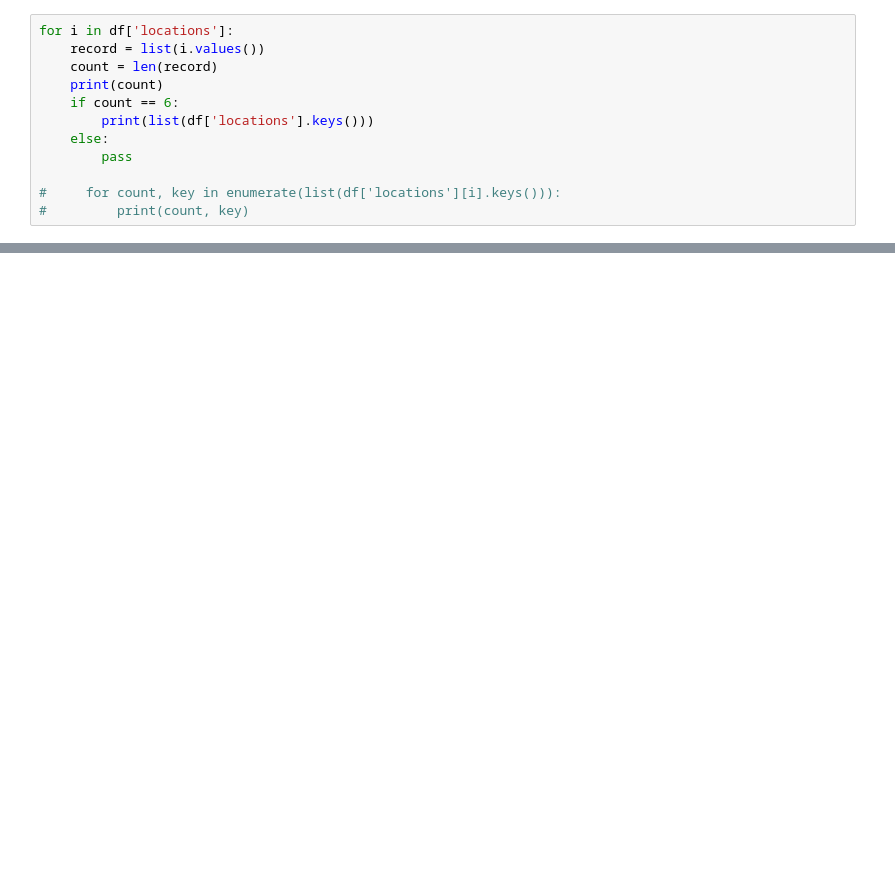
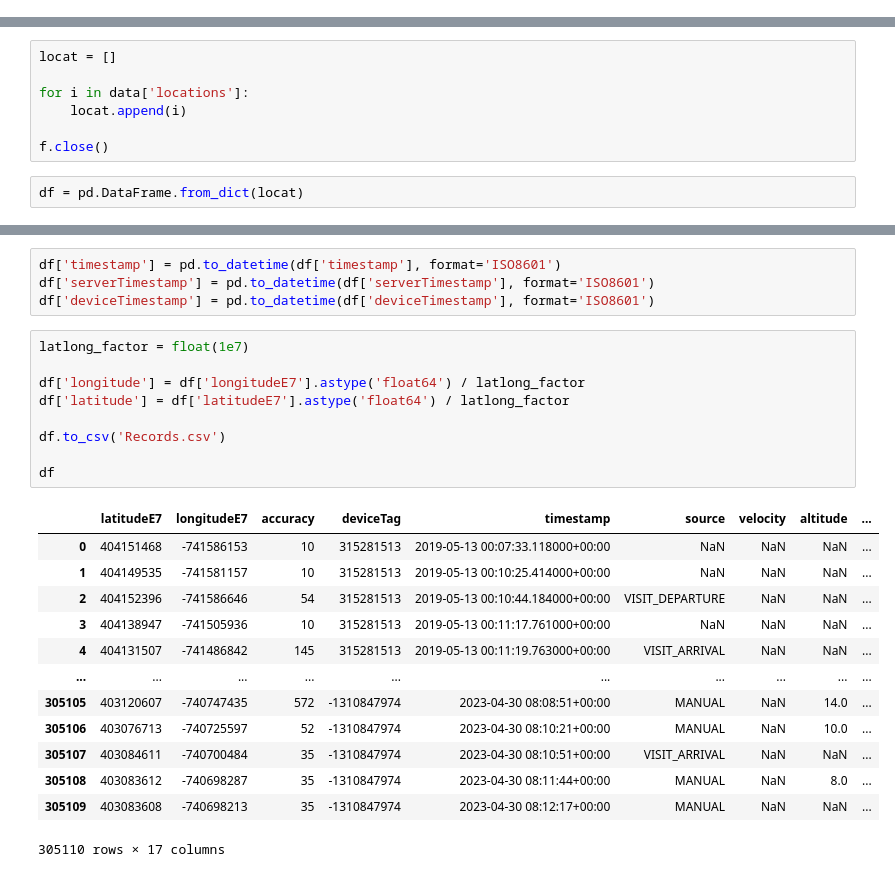
Before and after one commit to tylermneher/google-locations, a Jupyter notebook: google-locations.ipynb, the cells around one changed output, grey strips where cells are left out. Saved outputs shown, nothing was run; the diff lists cells and outputs as text; blank space fills up the shorter version.

```diff
--- a/google-locations.ipynb
+++ b/google-locations.ipynb
@@ -50,12 +0,0 @@ TypeError: index expected at least 1 argument, got 0
-# %%
-for i in df['locations']:
-    record = list(i.values())
-    count = len(record)
-    print(count)
-    if count == 6:
-        print(list(df['locations'].keys()))
-    else:
-        pass
-
-#     for count, key in enumerate(list(df['locations'][i].keys())):
-#         print(count, key)
@@ -84,0 +14,9 @@ loc_df
+# %%
+locat = []
+
+for i in data['locations']:
+	locat.append(i)
+
+f.close()
+# %%
+df = pd.DataFrame.from_dict(locat)
@@ -84,0 +56,27 @@ loc_df
+# %%
+df['timestamp'] = pd.to_datetime(df['timestamp'], format='ISO8601')
+df['serverTimestamp'] = pd.to_datetime(df['serverTimestamp'], format='ISO8601')
+df['deviceTimestamp'] = pd.to_datetime(df['deviceTimestamp'], format='ISO8601')
+# %%
+latlong_factor = float(1e7)
+
+df['longitude'] = df['longitudeE7'].astype('float64') / latlong_factor
+df['latitude'] = df['latitudeE7'].astype('float64') / latlong_factor
+
+df.to_csv('Records.csv')
+
+df
+# %% [output]
+|  | latitudeE7 | longitudeE7 | accuracy | deviceTag | timestamp | source | velocity | altitude | ... |
+| 0 | 404151468 | -741586153 | 10 | 315281513 | 2019-05-13 00:07:33.118000+00:00 | NaN | NaN | NaN | ... |
+| 1 | 404149535 | -741581157 | 10 | 315281513 | 2019-05-13 00:10:25.414000+00:00 | NaN | NaN | NaN | ... |
+| 2 | 404152396 | -741586646 | 54 | 315281513 | 2019-05-13 00:10:44.184000+00:00 | VISIT_DEPARTURE | NaN | NaN | ... |
+| 3 | 404138947 | -741505936 | 10 | 315281513 | 2019-05-13 00:11:17.761000+00:00 | NaN | NaN | NaN | ... |
+| 4 | 404131507 | -741486842 | 145 | 315281513 | 2019-05-13 00:11:19.763000+00:00 | VISIT_ARRIVAL | NaN | NaN | ... |
+| ... | ... | ... | ... | ... | ... | ... | ... | ... | ... |
+| 305105 | 403120607 | -740747435 | 572 | -1310847974 | 2023-04-30 08:08:51+00:00 | MANUAL | NaN | 14.0 | ... |
+| 305106 | 403076713 | -740725597 | 52 | -1310847974 | 2023-04-30 08:10:21+00:00 | MANUAL | NaN | 10.0 | ... |
+| 305107 | 403084611 | -740700484 | 35 | -1310847974 | 2023-04-30 08:10:51+00:00 | VISIT_ARRIVAL | NaN | NaN | ... |
+| 305108 | 403083612 | -740698287 | 35 | -1310847974 | 2023-04-30 08:11:44+00:00 | MANUAL | NaN | 8.0 | ... |
+| 305109 | 403083608 | -740698213 | 35 | -1310847974 | 2023-04-30 08:12:17+00:00 | MANUAL | NaN | NaN | ... |
+305110 rows × 17 columns
```
Also changed, not shown: parts of 19 cells of this notebook, 19 other files.
